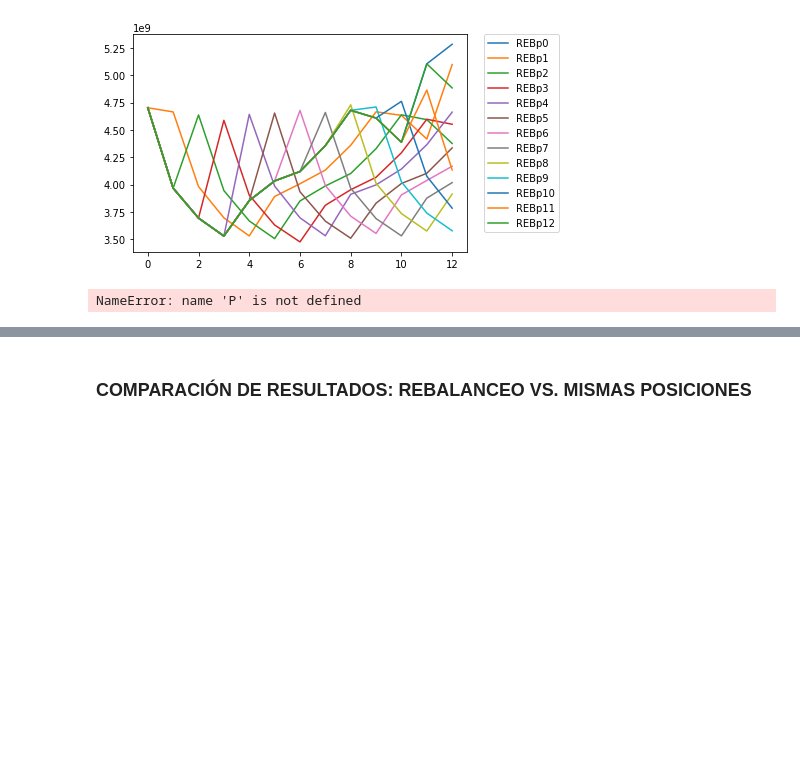
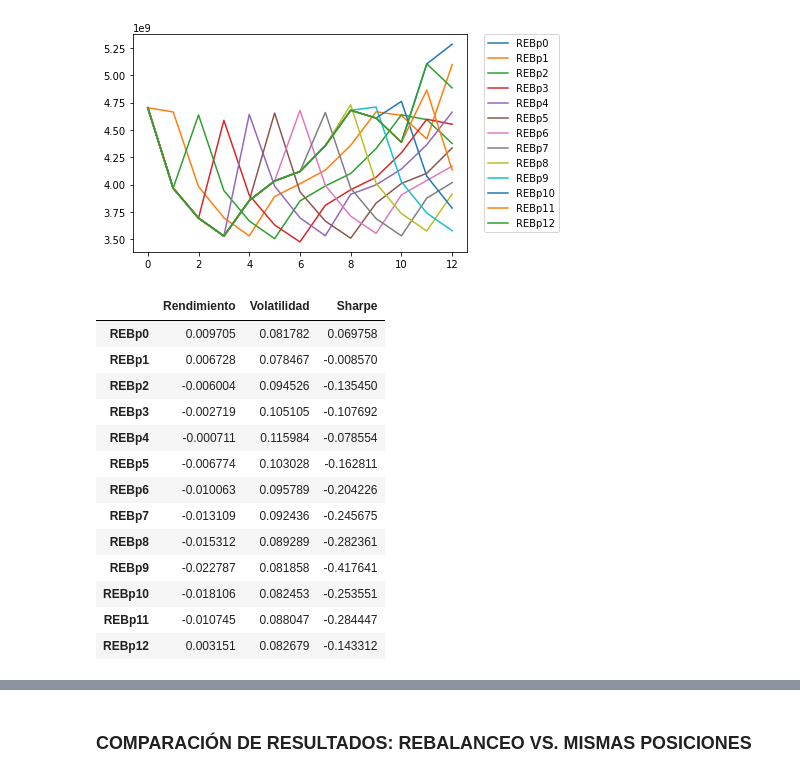
Before and after one commit to Marisolcantarero95/TRADING, a Jupyter notebook: Lab1_EqA/Lab1.ipynb, the cells around one changed output, grey strips where cells are left out. Saved outputs shown, nothing was run; the diff lists cells and outputs as text; code cells hidden in the pictures; blank space fills up the shorter version.

```diff
--- a/Lab1_EqA/Lab1.ipynb
+++ b/Lab1_EqA/Lab1.ipynb
@@ -197,6 +197,23 @@ def v_etf2(narch,preb):
         v_etf1 = sum(a1)
         v_etf2.append(v_etf1)
     return(v_etf2)
+# %%
+# FUNCIÓN PARA AJUSTE PESOS DE REBALANCEOS
+def v_etf2(narch,preb):
+    v_etf2 = []
+    for i in range(preb):
+        H = 'Holdings'+str(i)+''
+        P,S = str_to_float(Prices[H]) , str_to_float(Shares[H])
+        a1 = Weights['Holdings0']*P*S
+        v_etf1 = sum(a1)
+        v_etf2.append(v_etf1)
+    for i in range(narch-preb):
+        H = 'Holdings'+str(i)+''
+        P,S = str_to_float(Prices[H]) , str_to_float(Shares[H])
+        a1 = Weights['Holdings'+str(preb)+'']*P*S
+        v_etf1 = sum(a1)
+        v_etf2.append(v_etf1)
+    return(v_etf2)
 # %%
 REBcomp = pd.DataFrame()
 for i in range(narch):
@@ -225,8 +242,36 @@ plt.legend(bbox_to_anchor=(1.05, 1), loc=2, borderaxespad=0.)
 plt.show()
 # %% [output]
 [figure]
-# %%
-### VALOR NAV (Net Asset Value
-P
-# %% [output]
-NameError: name 'P' is not defined
+# %%
+def medidas_desempeño(narch,name,tl):
+    h =[]
+    for i in range(narch-1):
+        y= np.log(name[i+1]/name[i])
+        h.append(y)
+    media = np.mean(h)
+    std = np.std(h)
+    sharpe = (media -tl)/std
+    return media, std, sharpe
+# %%
+h = pd.DataFrame(index=['Rendimiento','Volatilidad','Sharpe'])
+tl = [0.4, 0.74, 0.68, 0.86 , 0.84, 1, 0.95, 0.96, 0.99 , 1.14 ,0.28 , 1.43, 1.5]
+for i in range(narch):
+        nomp = 'REBp'+str(i)+''
+        h[nomp] = medidas_desempeño(narch,REBcomp[nomp],tl[i]/100)
+h = h.T
+h
+# %% [output]
+|  | Rendimiento | Volatilidad | Sharpe |
+| REBp0 | 0.009705 | 0.081782 | 0.069758 |
+| REBp1 | 0.006728 | 0.078467 | -0.008570 |
+| REBp2 | -0.006004 | 0.094526 | -0.135450 |
+| REBp3 | -0.002719 | 0.105105 | -0.107692 |
+| REBp4 | -0.000711 | 0.115984 | -0.078554 |
+| REBp5 | -0.006774 | 0.103028 | -0.162811 |
+| REBp6 | -0.010063 | 0.095789 | -0.204226 |
+| REBp7 | -0.013109 | 0.092436 | -0.245675 |
+| REBp8 | -0.015312 | 0.089289 | -0.282361 |
+| REBp9 | -0.022787 | 0.081858 | -0.417641 |
+| REBp10 | -0.018106 | 0.082453 | -0.253551 |
+| REBp11 | -0.010745 | 0.088047 | -0.284447 |
+| REBp12 | 0.003151 | 0.082679 | -0.143312 |
```
Also changed, not shown: parts of 3 cells of this notebook.
